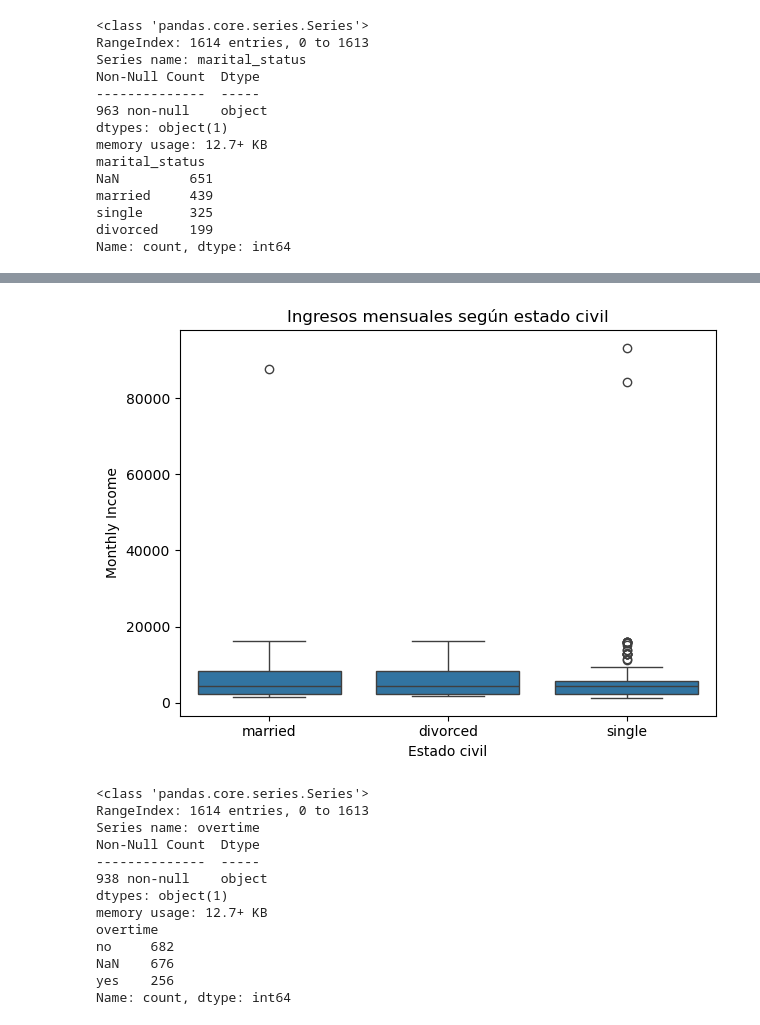
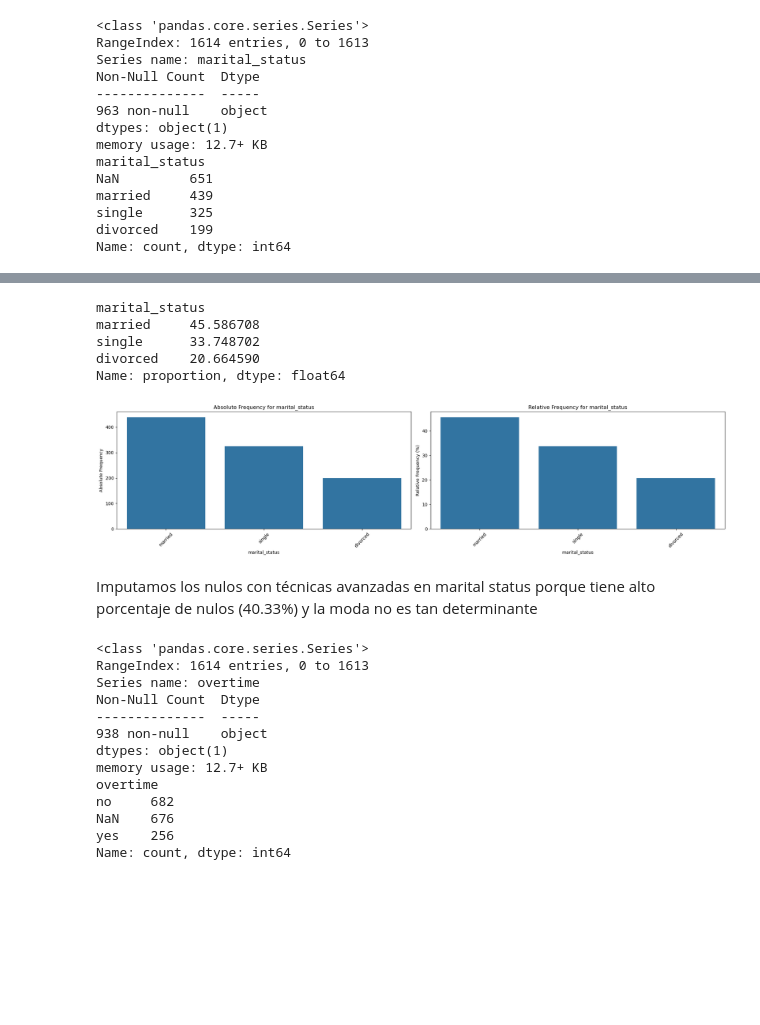
Before and after one commit to xcgrisales/project-da-promo-50-modulo-3-team-4, a Jupyter notebook: nulos.ipynb, the cells around one changed output, grey strips where cells are left out. Cells and saved outputs as stored; diff of their text form; code cells hidden in the pictures; blank space fills up the shorter version.

```diff
--- a/nulos.ipynb
+++ b/nulos.ipynb
@@ -360,13 +360,14 @@ plt.show()
-# %%
-# Boxplot
-sns.boxplot(data=df, x='marital_status', y='monthly_income')
-plt.title("Ingresos mensuales según estado civil")
-plt.xlabel("Estado civil")
-plt.ylabel("Monthly Income")
-plt.tight_layout()
-plt.show()
-# %% [output]
-[figure, removed]
+# %%
+cat_plot(df, ['marital_status'])
+# %% [output]
+marital_status
+married     45.586708
+single      33.748702
+divorced    20.664590
+Name: proportion, dtype: float64
+[figure, added]
+# %% [markdown]
+Imputamos los nulos con técnicas avanzadas en marital status porque tiene alto porcentaje de nulos (40.33%) y la moda no es tan determinante
 # %%
 df["overtime"].info()
 print(df["overtime"].value_counts(dropna=False))
```
Also changed, not shown: parts of 84 cells of this notebook, 1 other file.
